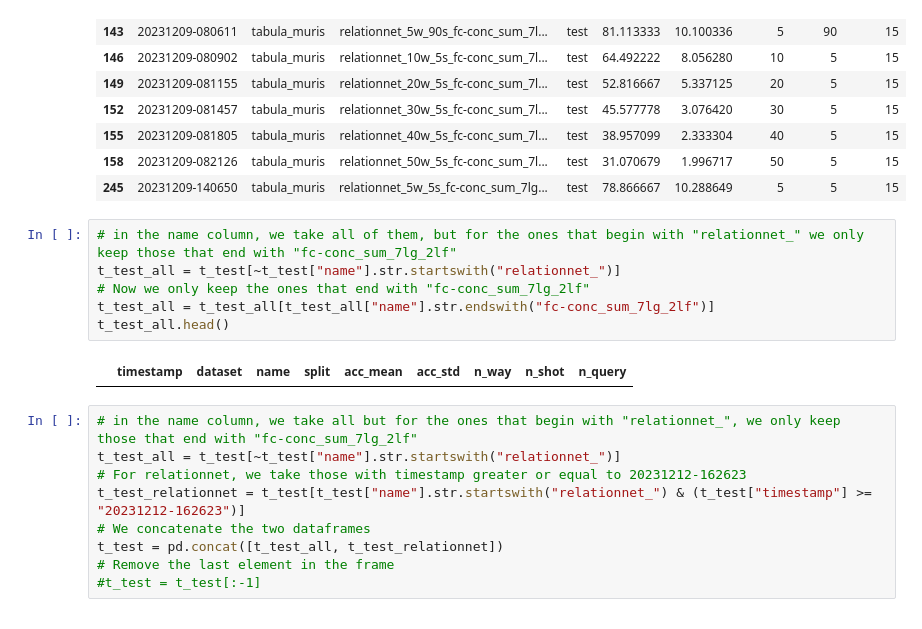
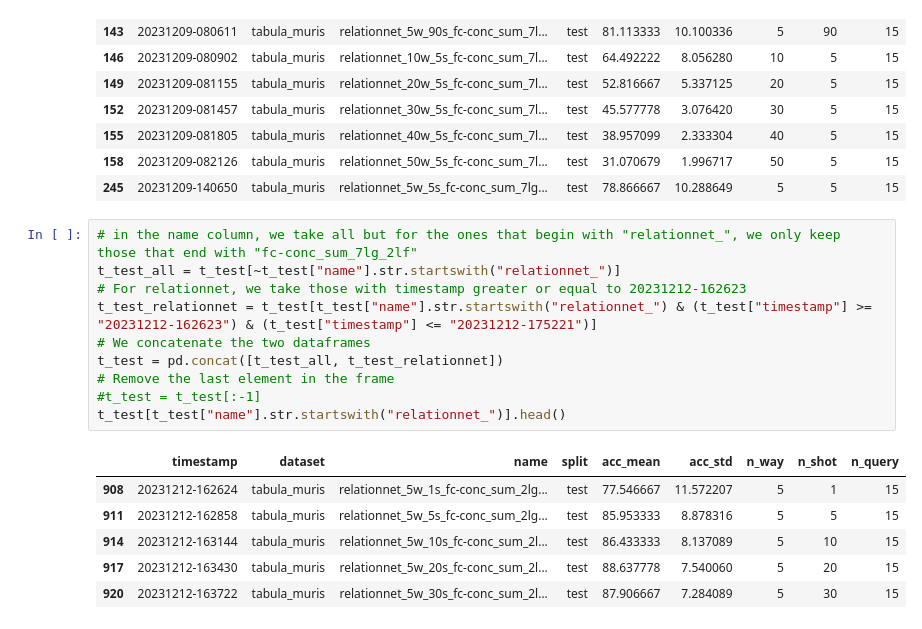
Before and after one commit to ArnaudPoletto/epfl-cs502-few-shot-project, a Jupyter notebook: notebooks/ways_shots_analysis.ipynb, the cells around one changed output. Cells and saved outputs as stored; diff of their text form.

```diff
--- a/notebooks/ways_shots_analysis.ipynb
+++ b/notebooks/ways_shots_analysis.ipynb
@@ -53,22 +55,22 @@ t_test[t_test["name"].str.endswith("conc_sum_7lg_2lf")]
 | 158 | 20231209-082126 | tabula_muris | relationnet_50w_5s_fc-conc_sum_7l... | test | 31.070679 | 1.996717 | 50 | 5 | 15 |
 | 245 | 20231209-140650 | tabula_muris | relationnet_5w_5s_fc-conc_sum_7lg... | test | 78.866667 | 10.288649 | 5 | 5 | 15 |
 # %%
-# in the name column, we take all of them, but for the ones that begin with "relationnet_" we only keep those that end with "fc-conc_sum_7lg_2lf"
+# in the name column, we take all but for the ones that begin with "relationnet_", we only keep those that end with "fc-conc_sum_7lg_2lf"
 t_test_all = t_test[~t_test["name"].str.startswith("relationnet_")]
-# Now we only keep the ones that end with "fc-conc_sum_7lg_2lf"
-t_test_all = t_test_all[t_test_all["name"].str.endswith("fc-conc_sum_7lg_2lf")]
-t_test_all.head()
+# For relationnet, we take those with timestamp greater or equal to 20231212-162623
+t_test_relationnet = t_test[t_test["name"].str.startswith("relationnet_") & (t_test["timestamp"] >= "20231212-162623") & (t_test["timestamp"] <= "20231212-175221")]
+# We concatenate the two dataframes
+t_test = pd.concat([t_test_all, t_test_relationnet])
+# Remove the last element in the frame
+#t_test = t_test[:-1]
+t_test[t_test["name"].str.startswith("relationnet_")].head()
 # %% [output]
 |  | timestamp | dataset | name | split | acc_mean | acc_std | n_way | n_shot | n_query |
+| 908 | 20231212-162624 | tabula_muris | relationnet_5w_1s_fc-conc_sum_2lg... | test | 77.546667 | 11.572207 | 5 | 1 | 15 |
+| 911 | 20231212-162858 | tabula_muris | relationnet_5w_5s_fc-conc_sum_2lg... | test | 85.953333 | 8.878316 | 5 | 5 | 15 |
+| 914 | 20231212-163144 | tabula_muris | relationnet_5w_10s_fc-conc_sum_2l... | test | 86.433333 | 8.137089 | 5 | 10 | 15 |
+| 917 | 20231212-163430 | tabula_muris | relationnet_5w_20s_fc-conc_sum_2l... | test | 88.637778 | 7.540060 | 5 | 20 | 15 |
+| 920 | 20231212-163722 | tabula_muris | relationnet_5w_30s_fc-conc_sum_2l... | test | 87.906667 | 7.284089 | 5 | 30 | 15 |
-# %%
-# in the name column, we take all but for the ones that begin with "relationnet_", we only keep those that end with "fc-conc_sum_7lg_2lf"
-t_test_all = t_test[~t_test["name"].str.startswith("relationnet_")]
-# For relationnet, we take those with timestamp greater or equal to 20231212-162623
-t_test_relationnet = t_test[t_test["name"].str.startswith("relationnet_") & (t_test["timestamp"] >= "20231212-162623")]
-# We concatenate the two dataframes
-t_test = pd.concat([t_test_all, t_test_relationnet])
-# Remove the last element in the frame
-#t_test = t_test[:-1]
 # %%
 ALPHA=0.1
 figsize=(16, 9)
```
Also changed, not shown: parts of 6 cells of this notebook, 1 other file.
